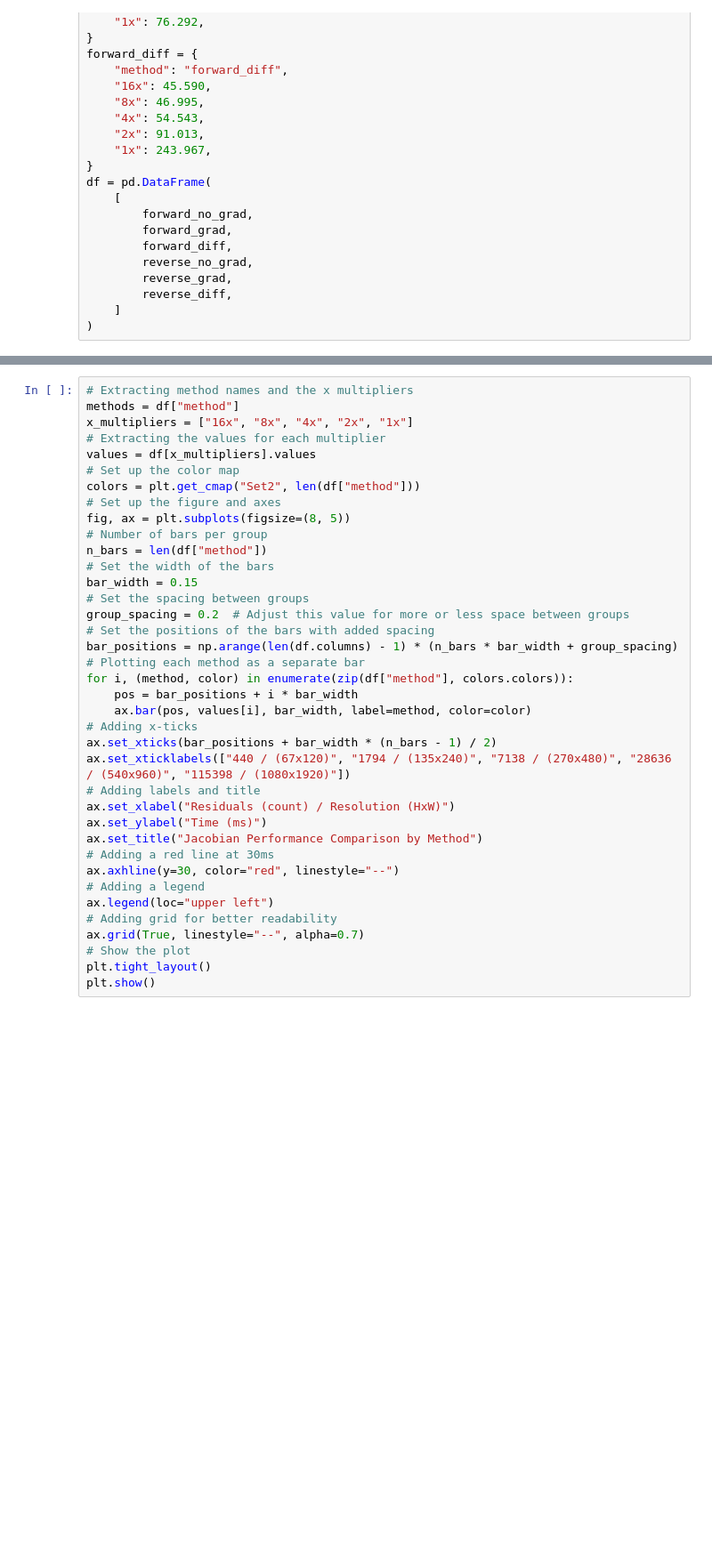
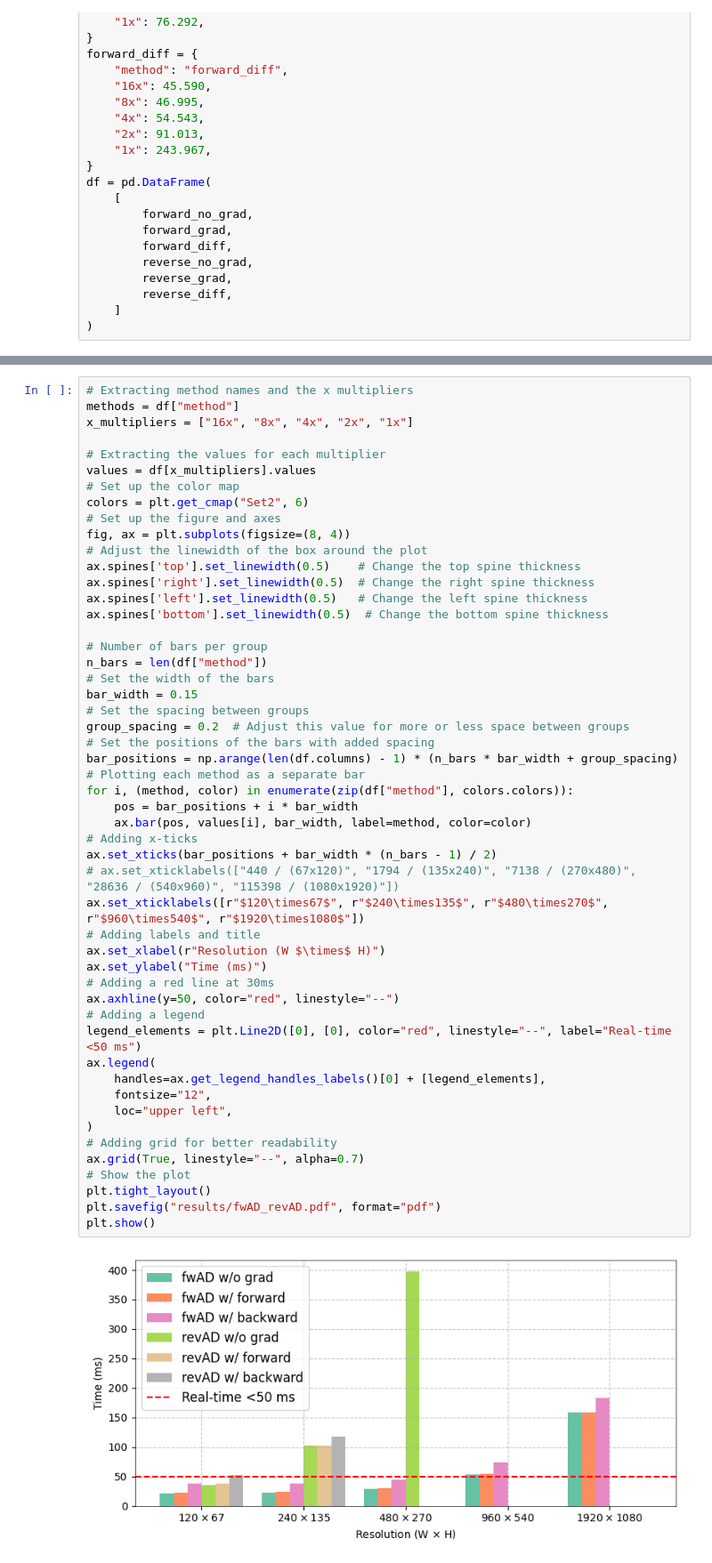
Before and after one commit to robinborth/GuidedResearch, a Jupyter notebook: notebooks/report/fwAD_revAD.ipynb, the cells around one changed output, grey strips where cells are left out. Shown at 89% size. Saved outputs shown, nothing was run; the diff lists cells and outputs as text; blank space fills up the shorter version.

```diff
--- a/notebooks/report/fwAD_revAD.ipynb
+++ b/notebooks/report/fwAD_revAD.ipynb
@@ -187,37 +262,52 @@ df = pd.DataFrame(
 # Extracting method names and the x multipliers
 methods = df["method"]
 x_multipliers = ["16x", "8x", "4x", "2x", "1x"]
+
 # Extracting the values for each multiplier
 values = df[x_multipliers].values
 # Set up the color map
-colors = plt.get_cmap("Set2", len(df["method"]))
+colors = plt.get_cmap("Set2", 6)
 # Set up the figure and axes
-fig, ax = plt.subplots(figsize=(8, 5))
+fig, ax = plt.subplots(figsize=(8, 4))
+# Adjust the linewidth of the box around the plot
+ax.spines['top'].set_linewidth(0.5)    # Change the top spine thickness
+ax.spines['right'].set_linewidth(0.5)  # Change the right spine thickness
+ax.spines['left'].set_linewidth(0.5)   # Change the left spine thickness
+ax.spines['bottom'].set_linewidth(0.5)  # Change the bottom spine thickness
+
 # Number of bars per group
 n_bars = len(df["method"])
 # Set the width of the bars
 bar_width = 0.15
 # Set the spacing between groups
 group_spacing = 0.2  # Adjust this value for more or less space between groups
 # Set the positions of the bars with added spacing
 bar_positions = np.arange(len(df.columns) - 1) * (n_bars * bar_width + group_spacing)
 # Plotting each method as a separate bar
 for i, (method, color) in enumerate(zip(df["method"], colors.colors)):
     pos = bar_positions + i * bar_width
     ax.bar(pos, values[i], bar_width, label=method, color=color)
 # Adding x-ticks
 ax.set_xticks(bar_positions + bar_width * (n_bars - 1) / 2)
-ax.set_xticklabels(["440 / (67x120)", "1794 / (135x240)", "7138 / (270x480)", "28636 / (540x960)", "115398 / (1080x1920)"])
+# ax.set_xticklabels(["440 / (67x120)", "1794 / (135x240)", "7138 / (270x480)", "28636 / (540x960)", "115398 / (1080x1920)"])
+ax.set_xticklabels([r"$120\times67$", r"$240\times135$", r"$480\times270$", r"$960\times540$", r"$1920\times1080$"])
 # Adding labels and title
-ax.set_xlabel("Residuals (count) / Resolution (HxW)")
+ax.set_xlabel(r"Resolution (W $\times$ H)")
 ax.set_ylabel("Time (ms)")
-ax.set_title("Jacobian Performance Comparison by Method")
 # Adding a red line at 30ms
-ax.axhline(y=30, color="red", linestyle="--")
+ax.axhline(y=50, color="red", linestyle="--")
 # Adding a legend
-ax.legend(loc="upper left")
+legend_elements = plt.Line2D([0], [0], color="red", linestyle="--", label="Real-time <50 ms")
+ax.legend(
+    handles=ax.get_legend_handles_labels()[0] + [legend_elements],
+    fontsize="12",
+    loc="upper left",
+)
 # Adding grid for better readability
 ax.grid(True, linestyle="--", alpha=0.7)
 # Show the plot
 plt.tight_layout()
+plt.savefig("results/fwAD_revAD.pdf", format="pdf")
 plt.show()
+# %% [output]
+[figure, added]
```
Also changed, not shown: parts of 6 cells of this notebook, 12 other files.
